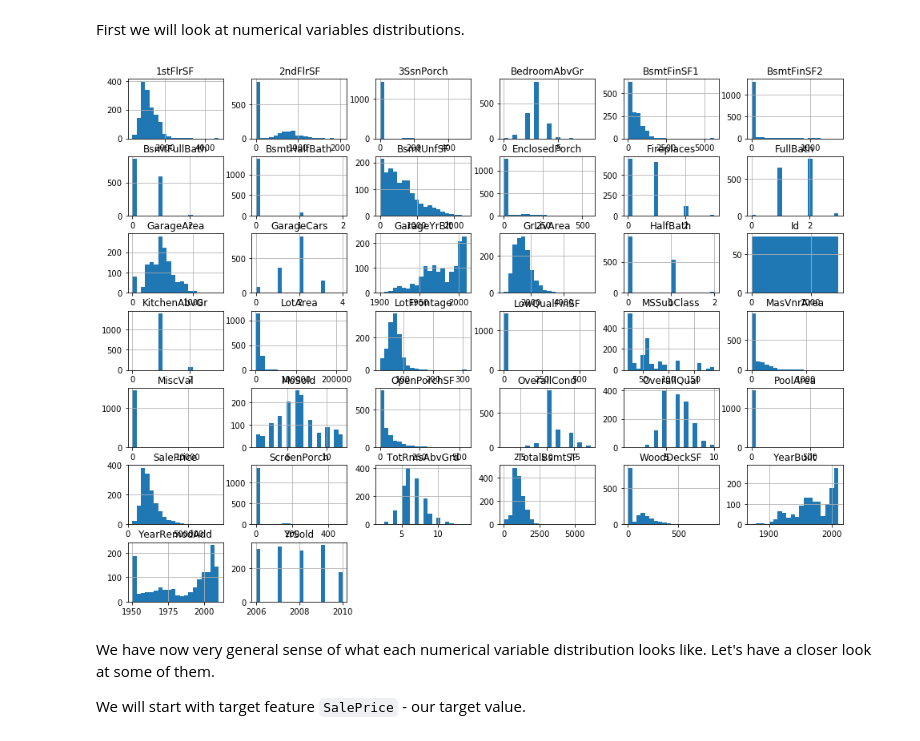
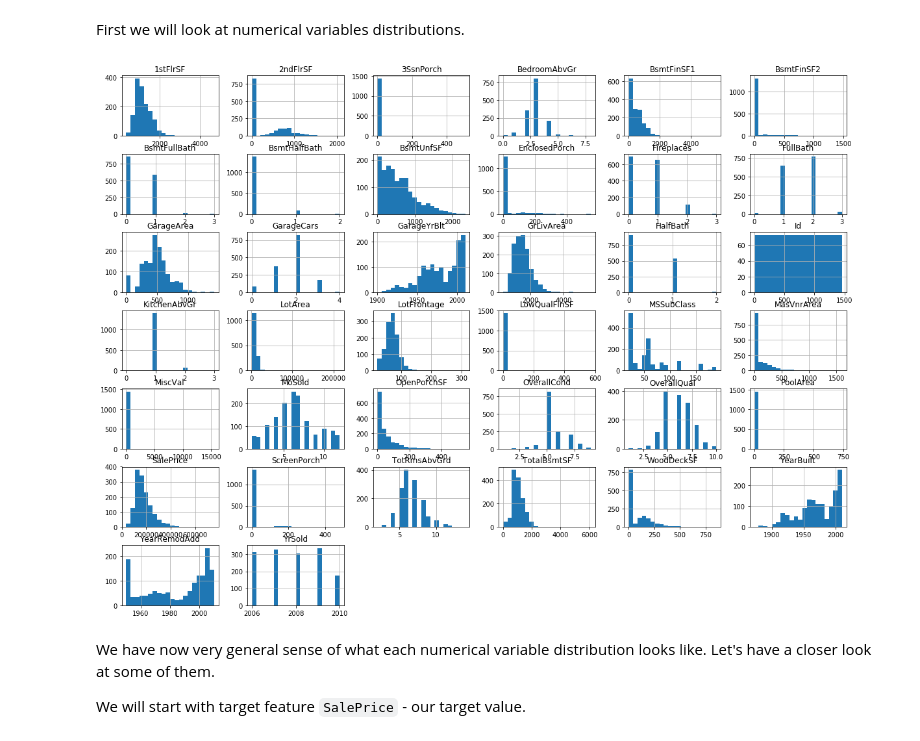
Before and after one commit to msznajder/ames_house_prices_kaggle, a Jupyter notebook: ames_house_prices_kaggle_competition.ipynb, the cells around one changed output. Cells and saved outputs as stored; diff of their text form; code cells hidden in the pictures.

```diff
--- a/ames_house_prices_kaggle_competition.ipynb
+++ b/ames_house_prices_kaggle_competition.ipynb
@@ -62,7 +62,7 @@ Let's now load the data and have a close look at it.
 # %%
 import pandas as pd
 
-housing = pd.read_csv("datasets/train.csv")
+housing_train = pd.read_csv("datasets/train.csv")
 # %% [markdown]
 We'll first see first few data records to check how it looks like.
 # %%
@@ -138,11 +136,15 @@ housing_copy = housing.copy()
+# %%
+housing_train_copy = housing_train.copy()
 # %% [markdown]
 First we will look at numerical variables distributions.
 # %%
 %matplotlib inline
+import matplotlib.pyplot as plt
 
-housing_copy.hist(bins=20, figsize=(16, 12));
+housing_train_copy.hist(bins=20, figsize=(20, 15))
+plt.show()
 # %% [output]
-[figure, old version]
+[figure, new version]
 # %% [markdown]
 We have now very general sense of what each numerical variable distribution looks like. Let's have a closer look at some of them.
 
```
Also changed, not shown: parts of 40 cells of this notebook.
